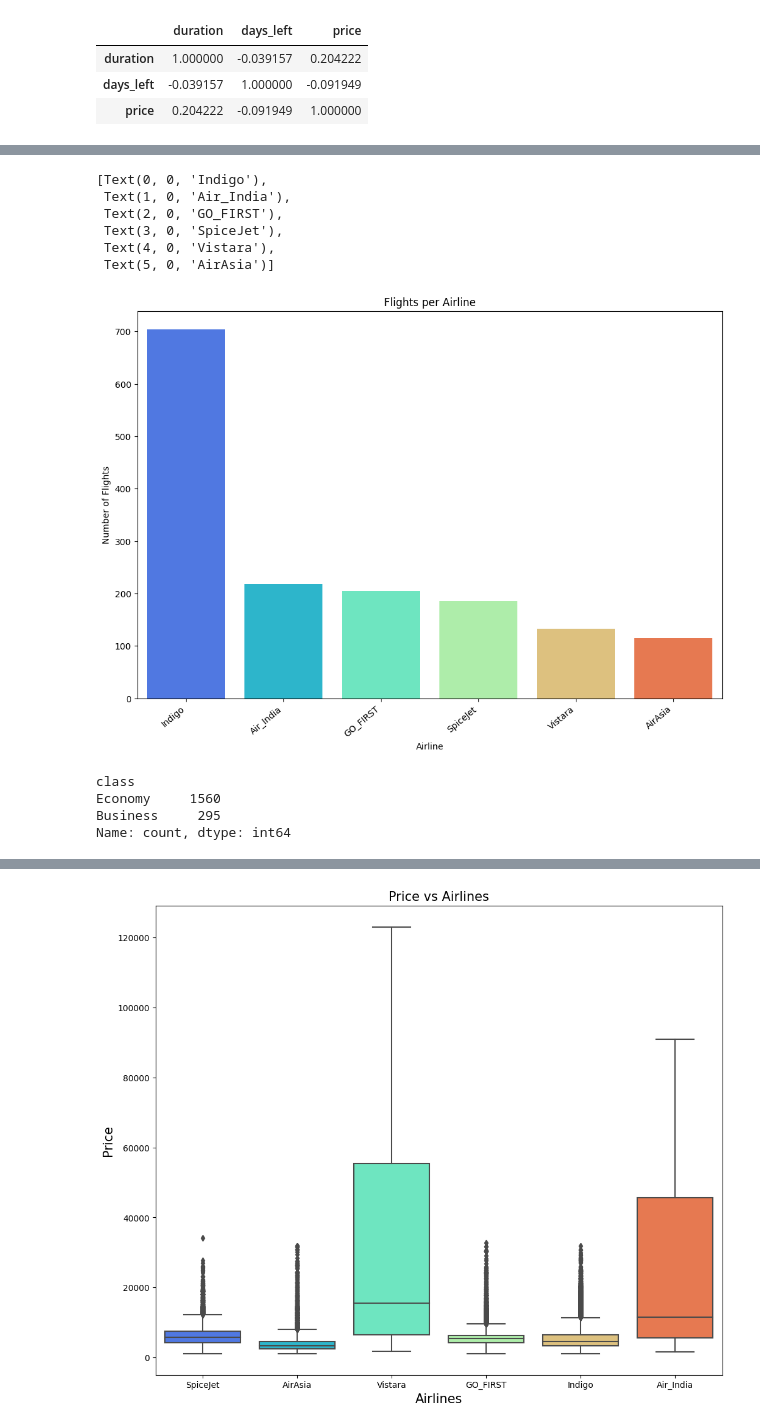
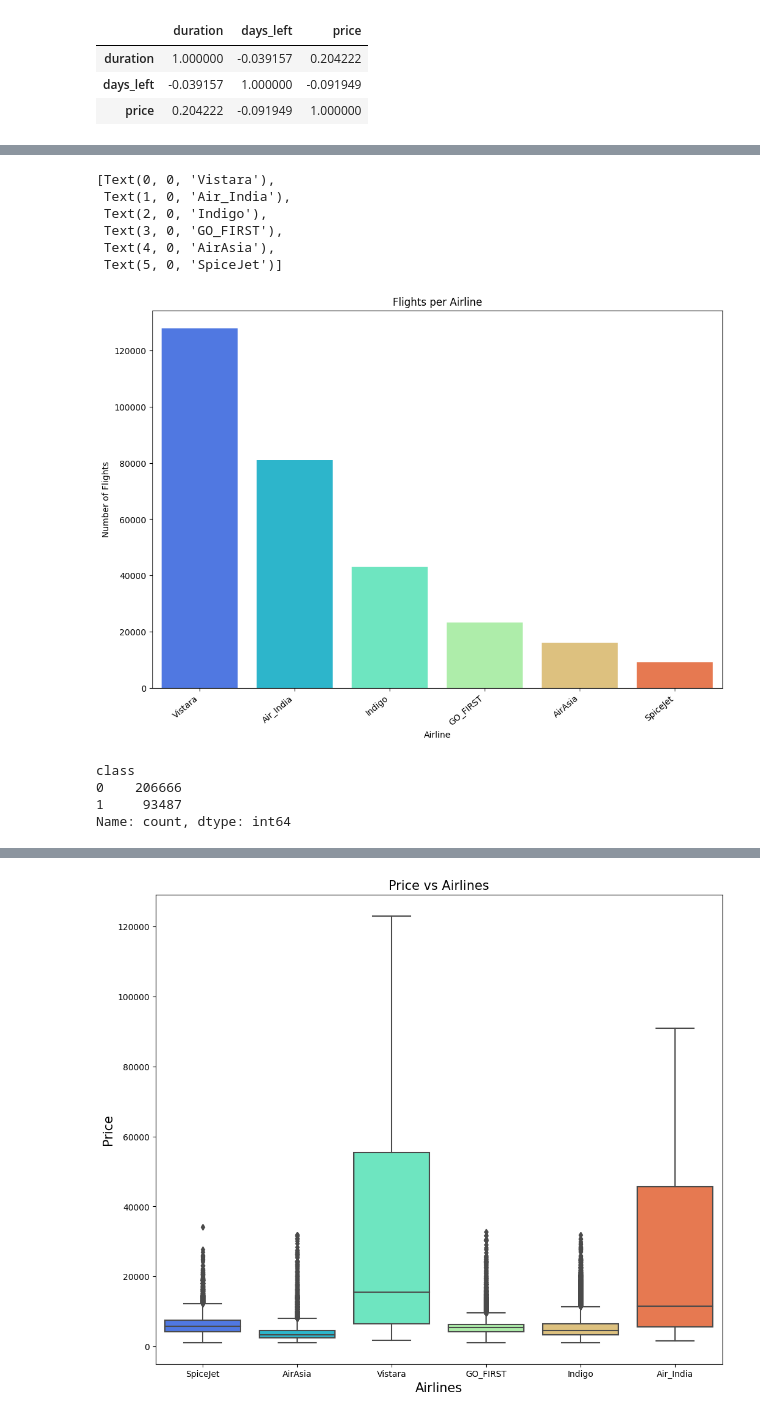
Before and after one commit to unclethien/Flight-Price-Prediction-Project, a Jupyter notebook: data analysis.ipynb, the cells around one changed output, grey strips where cells are left out. Cells and saved outputs as stored; diff of their text form; code cells hidden in the pictures.

```diff
--- a/data analysis.ipynb
+++ b/data analysis.ipynb
@@ -175,30 +174,30 @@ Name: count, dtype: int64
 # %%
 # plot the number of flights per airline
 fig, ax = plt.subplots(figsize=(12, 8))
-airline_counts = df1.airline.value_counts()
+airline_counts = df.airline.value_counts()
 ax = sns.barplot(x=airline_counts.index, y=airline_counts.values, palette='rainbow')
 
 ax.set(xlabel='Airline',
        ylabel='Number of Flights',
        title='Flights per Airline')
 
 
 ax.set_xticklabels(ax.get_xticklabels(), rotation=40, ha="right")
 # %% [output]
-[Text(0, 0, 'Indigo'),
+[Text(0, 0, 'Vistara'),
  Text(1, 0, 'Air_India'),
- Text(2, 0, 'GO_FIRST'),
- Text(3, 0, 'SpiceJet'),
- Text(4, 0, 'Vistara'),
- Text(5, 0, 'AirAsia')]
+ Text(2, 0, 'Indigo'),
+ Text(3, 0, 'GO_FIRST'),
+ Text(4, 0, 'AirAsia'),
+ Text(5, 0, 'SpiceJet')]
-[figure, old version]
+[figure, new version]
-# %%
-df2=df.groupby(['flight','airline','class'],as_index=False).count()
-df2['class'].value_counts()
-# %% [output]
-class
-Economy     1560
-Business     295
-Name: count, dtype: int64
+# %%
+class_counts = df['class'].value_counts()
+class_counts
+# %% [output]
+class
+0    206666
+1     93487
+Name: count, dtype: int64
 # %%
 #pie chart for class distribution
```
Also changed, not shown: parts of 8 cells of this notebook.
